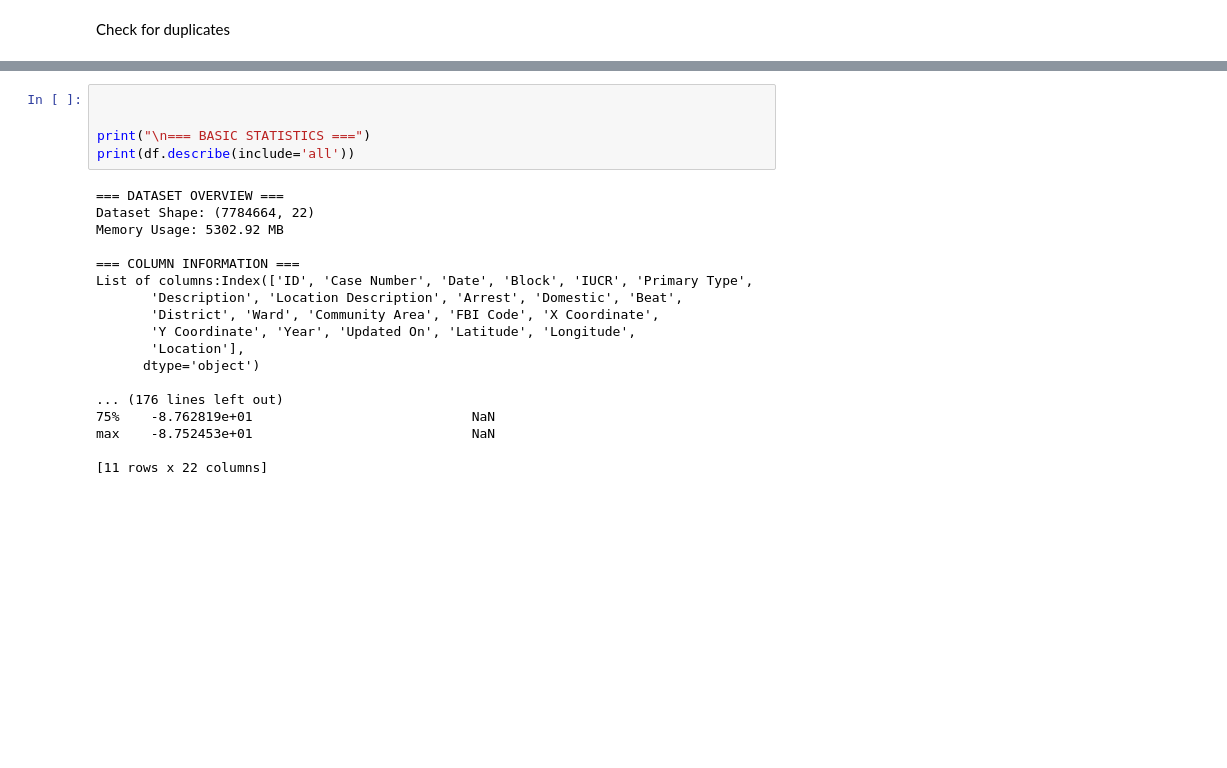
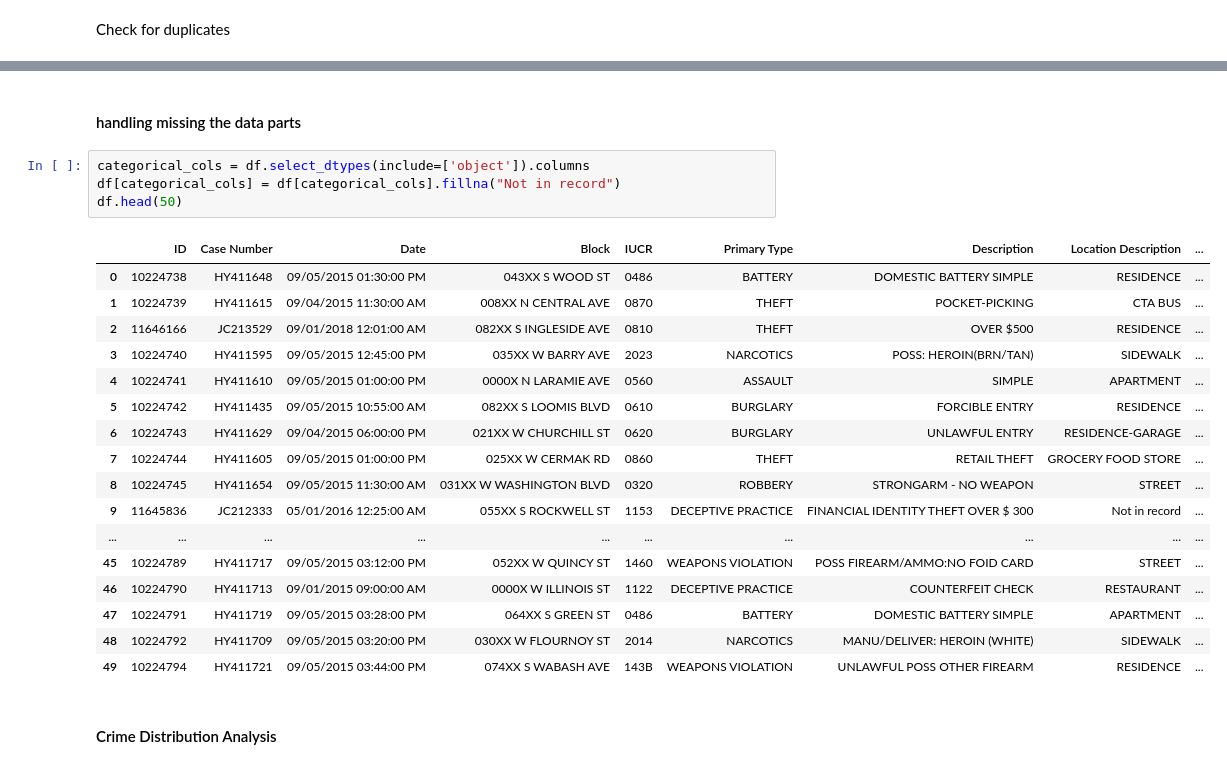
Before and after one commit to raji-ayyub/data_analysis, a Jupyter notebook: task_19/task.ipynb, the cells around one changed output, grey strips where cells are left out. Drawn from its saved outputs; the diff is of its cells as text; blank space fills up the shorter version.

```diff
--- a/task_19/task.ipynb
+++ b/task_19/task.ipynb
@@ -223,23 +206,26 @@ dtype: int64
-# %%
-
-
-print("\n=== BASIC STATISTICS ===")
-print(df.describe(include='all'))
-# %% [output]
-=== DATASET OVERVIEW ===
-Dataset Shape: (7784664, 22)
-Memory Usage: 5302.92 MB
-
-=== COLUMN INFORMATION ===
-List of columns:Index(['ID', 'Case Number', 'Date', 'Block', 'IUCR', 'Primary Type',
-       'Description', 'Location Description', 'Arrest', 'Domestic', 'Beat',
-       'District', 'Ward', 'Community Area', 'FBI Code', 'X Coordinate',
-       'Y Coordinate', 'Year', 'Updated On', 'Latitude', 'Longitude',
-       'Location'],
-      dtype='object')
-
-... (176 lines left out)
-75%    -8.762819e+01                            NaN
-max    -8.752453e+01                            NaN
-
-[11 rows x 22 columns]
+# %% [markdown]
+#### handling missing the data parts
+# %%
+categorical_cols = df.select_dtypes(include=['object']).columns
+df[categorical_cols] = df[categorical_cols].fillna("Not in record")
+df.head(50)
+# %% [output]
+|  | ID | Case Number | Date | Block | IUCR | Primary Type | Description | Location Description | ... |
+| 0 | 10224738 | HY411648 | 09/05/2015 01:30:00 PM | 043XX S WOOD ST | 0486 | BATTERY | DOMESTIC BATTERY SIMPLE | RESIDENCE | ... |
+| 1 | 10224739 | HY411615 | 09/04/2015 11:30:00 AM | 008XX N CENTRAL AVE | 0870 | THEFT | POCKET-PICKING | CTA BUS | ... |
+| 2 | 11646166 | JC213529 | 09/01/2018 12:01:00 AM | 082XX S INGLESIDE AVE | 0810 | THEFT | OVER $500 | RESIDENCE | ... |
+| 3 | 10224740 | HY411595 | 09/05/2015 12:45:00 PM | 035XX W BARRY AVE | 2023 | NARCOTICS | POSS: HEROIN(BRN/TAN) | SIDEWALK | ... |
+| 4 | 10224741 | HY411610 | 09/05/2015 01:00:00 PM | 0000X N LARAMIE AVE | 0560 | ASSAULT | SIMPLE | APARTMENT | ... |
+| 5 | 10224742 | HY411435 | 09/05/2015 10:55:00 AM | 082XX S LOOMIS BLVD | 0610 | BURGLARY | FORCIBLE ENTRY | RESIDENCE | ... |
+| 6 | 10224743 | HY411629 | 09/04/2015 06:00:00 PM | 021XX W CHURCHILL ST | 0620 | BURGLARY | UNLAWFUL ENTRY | RESIDENCE-GARAGE | ... |
+| 7 | 10224744 | HY411605 | 09/05/2015 01:00:00 PM | 025XX W CERMAK RD | 0860 | THEFT | RETAIL THEFT | GROCERY FOOD STORE | ... |
+| 8 | 10224745 | HY411654 | 09/05/2015 11:30:00 AM | 031XX W WASHINGTON BLVD | 0320 | ROBBERY | STRONGARM - NO WEAPON | STREET | ... |
+| 9 | 11645836 | JC212333 | 05/01/2016 12:25:00 AM | 055XX S ROCKWELL ST | 1153 | DECEPTIVE PRACTICE | FINANCIAL IDENTITY THEFT OVER $ 300 | Not in record | ... |
+| ... | ... | ... | ... | ... | ... | ... | ... | ... | ... |
+| 45 | 10224789 | HY411717 | 09/05/2015 03:12:00 PM | 052XX W QUINCY ST | 1460 | WEAPONS VIOLATION | POSS FIREARM/AMMO:NO FOID CARD | STREET | ... |
+| 46 | 10224790 | HY411713 | 09/01/2015 09:00:00 AM | 0000X W ILLINOIS ST | 1122 | DECEPTIVE PRACTICE | COUNTERFEIT CHECK | RESTAURANT | ... |
+| 47 | 10224791 | HY411719 | 09/05/2015 03:28:00 PM | 064XX S GREEN ST | 0486 | BATTERY | DOMESTIC BATTERY SIMPLE | APARTMENT | ... |
+| 48 | 10224792 | HY411709 | 09/05/2015 03:20:00 PM | 030XX W FLOURNOY ST | 2014 | NARCOTICS | MANU/DELIVER: HEROIN (WHITE) | SIDEWALK | ... |
+| 49 | 10224794 | HY411721 | 09/05/2015 03:44:00 PM | 074XX S WABASH AVE | 143B | WEAPONS VIOLATION | UNLAWFUL POSS OTHER FIREARM | RESIDENCE | ... |
+# %% [markdown]
+#### Crime Distribution Analysis
```
Also changed, not shown: parts of 8 cells of this notebook, 1 other file.
